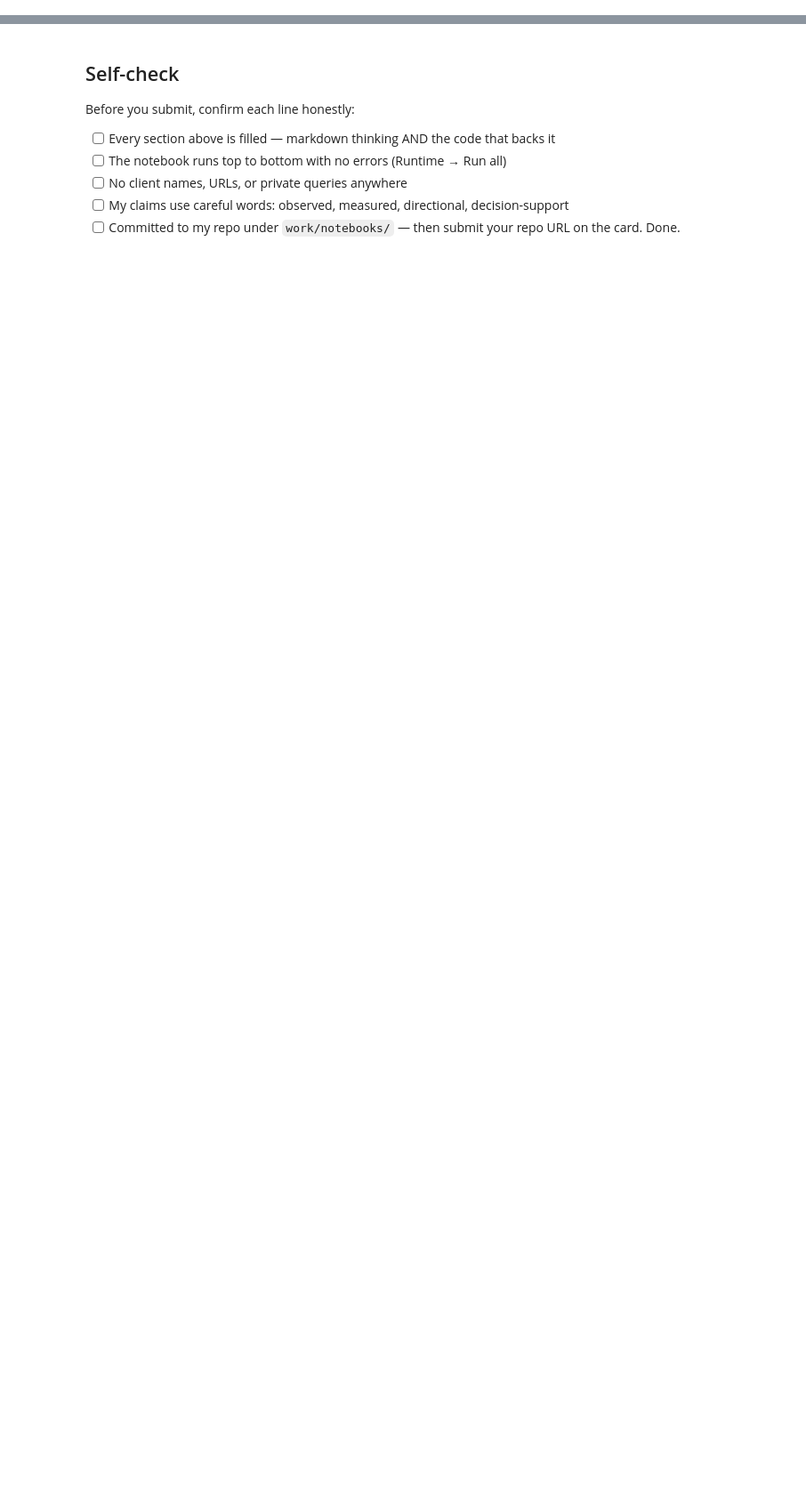
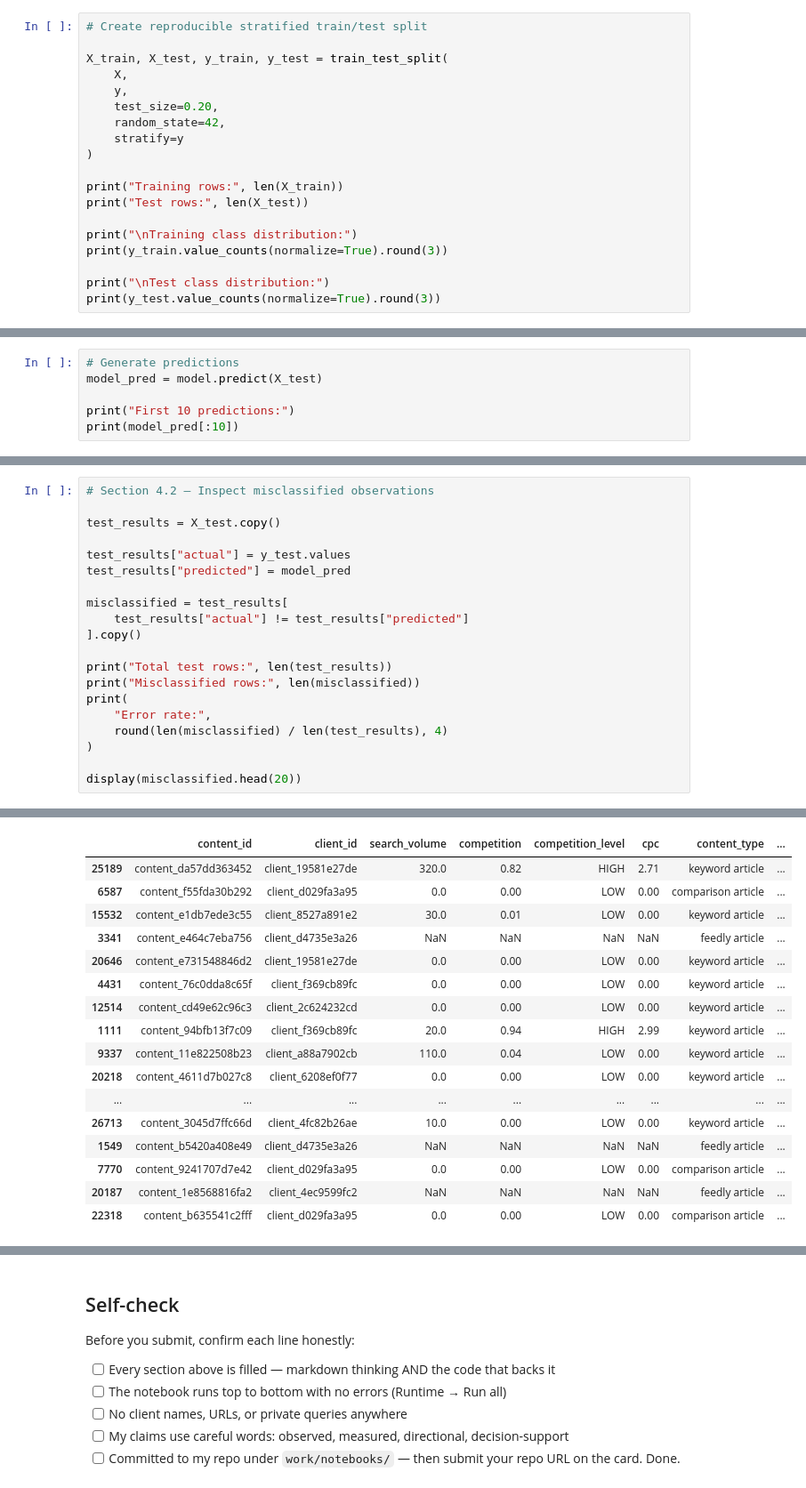
Before and after one commit to HarshiniChebrolu/Flyrank-ml-internship, a Jupyter notebook: work/notebooks/w05_model.ipynb, the cells around one changed output, grey strips where cells are left out. Shown at 89% size. Saved outputs shown, nothing was run; the diff lists cells and outputs as text; blank space fills up the shorter version.

```diff
--- a/work/notebooks/w05_model.ipynb
+++ b/work/notebooks/w05_model.ipynb
@@ -12,0 +168,19 @@ This skeleton is yours to fill. Work the sections **in order** — each one has
+# %%
+# Create reproducible stratified train/test split
+
+X_train, X_test, y_train, y_test = train_test_split(
+    X,
+    y,
+    test_size=0.20,
+    random_state=42,
+    stratify=y
+)
+
+print("Training rows:", len(X_train))
+print("Test rows:", len(X_test))
+
+print("\nTraining class distribution:")
+print(y_train.value_counts(normalize=True).round(3))
+
+print("\nTest class distribution:")
+print(y_test.value_counts(normalize=True).round(3))
@@ -12,0 +277,6 @@ This skeleton is yours to fill. Work the sections **in order** — each one has
+# %%
+# Generate predictions
+model_pred = model.predict(X_test)
+
+print("First 10 predictions:")
+print(model_pred[:10])
@@ -36,0 +408,21 @@ This skeleton is yours to fill. Work the sections **in order** — each one has
+# %%
+# Section 4.2 — Inspect misclassified observations
+
+test_results = X_test.copy()
+
+test_results["actual"] = y_test.values
+test_results["predicted"] = model_pred
+
+misclassified = test_results[
+    test_results["actual"] != test_results["predicted"]
+].copy()
+
+print("Total test rows:", len(test_results))
+print("Misclassified rows:", len(misclassified))
+print(
+    "Error rate:",
+    round(len(misclassified) / len(test_results), 4)
+)
+
+display(misclassified.head(20))
+# %% [output]
@@ -36,0 +432,17 @@ This skeleton is yours to fill. Work the sections **in order** — each one has
+|  | content_id | client_id | search_volume | competition | competition_level | cpc | content_type | ... |
+| 25189 | content_da57dd363452 | client_19581e27de | 320.0 | 0.82 | HIGH | 2.71 | keyword article | ... |
+| 6587 | content_f55fda30b292 | client_d029fa3a95 | 0.0 | 0.00 | LOW | 0.00 | comparison article | ... |
+| 15532 | content_e1db7ede3c55 | client_8527a891e2 | 30.0 | 0.01 | LOW | 0.00 | keyword article | ... |
+| 3341 | content_e464c7eba756 | client_d4735e3a26 | NaN | NaN | NaN | NaN | feedly article | ... |
+| 20646 | content_e731548846d2 | client_19581e27de | 0.0 | 0.00 | LOW | 0.00 | keyword article | ... |
+| 4431 | content_76c0dda8c65f | client_f369cb89fc | 0.0 | 0.00 | LOW | 0.00 | keyword article | ... |
+| 12514 | content_cd49e62c96c3 | client_2c624232cd | 0.0 | 0.00 | LOW | 0.00 | keyword article | ... |
+| 1111 | content_94bfb13f7c09 | client_f369cb89fc | 20.0 | 0.94 | HIGH | 2.99 | keyword article | ... |
+| 9337 | content_11e822508b23 | client_a88a7902cb | 110.0 | 0.04 | LOW | 0.00 | keyword article | ... |
+| 20218 | content_4611d7b027c8 | client_6208ef0f77 | 0.0 | 0.00 | LOW | 0.00 | keyword article | ... |
+| ... | ... | ... | ... | ... | ... | ... | ... | ... |
+| 26713 | content_3045d7ffc66d | client_4fc82b26ae | 10.0 | 0.00 | LOW | 0.00 | keyword article | ... |
+| 1549 | content_b5420a408e49 | client_d4735e3a26 | NaN | NaN | NaN | NaN | feedly article | ... |
+| 7770 | content_9241707d7e42 | client_d029fa3a95 | 0.0 | 0.00 | LOW | 0.00 | comparison article | ... |
+| 20187 | content_1e8568816fa2 | client_4ec9599fc2 | NaN | NaN | NaN | NaN | feedly article | ... |
+| 22318 | content_b635541c2fff | client_d029fa3a95 | 0.0 | 0.00 | LOW | 0.00 | comparison article | ... |
```
Also changed, not shown: parts of 27 cells of this notebook.
